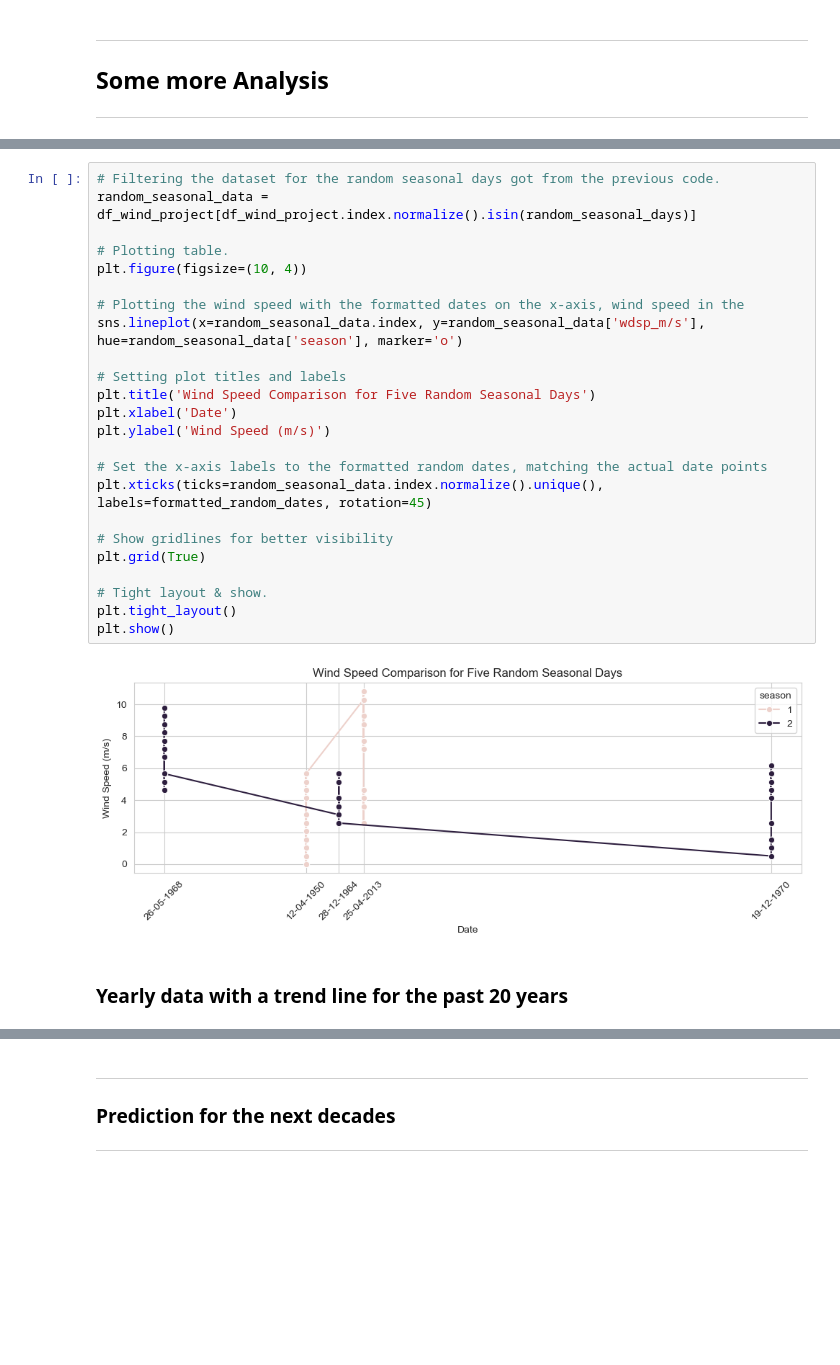
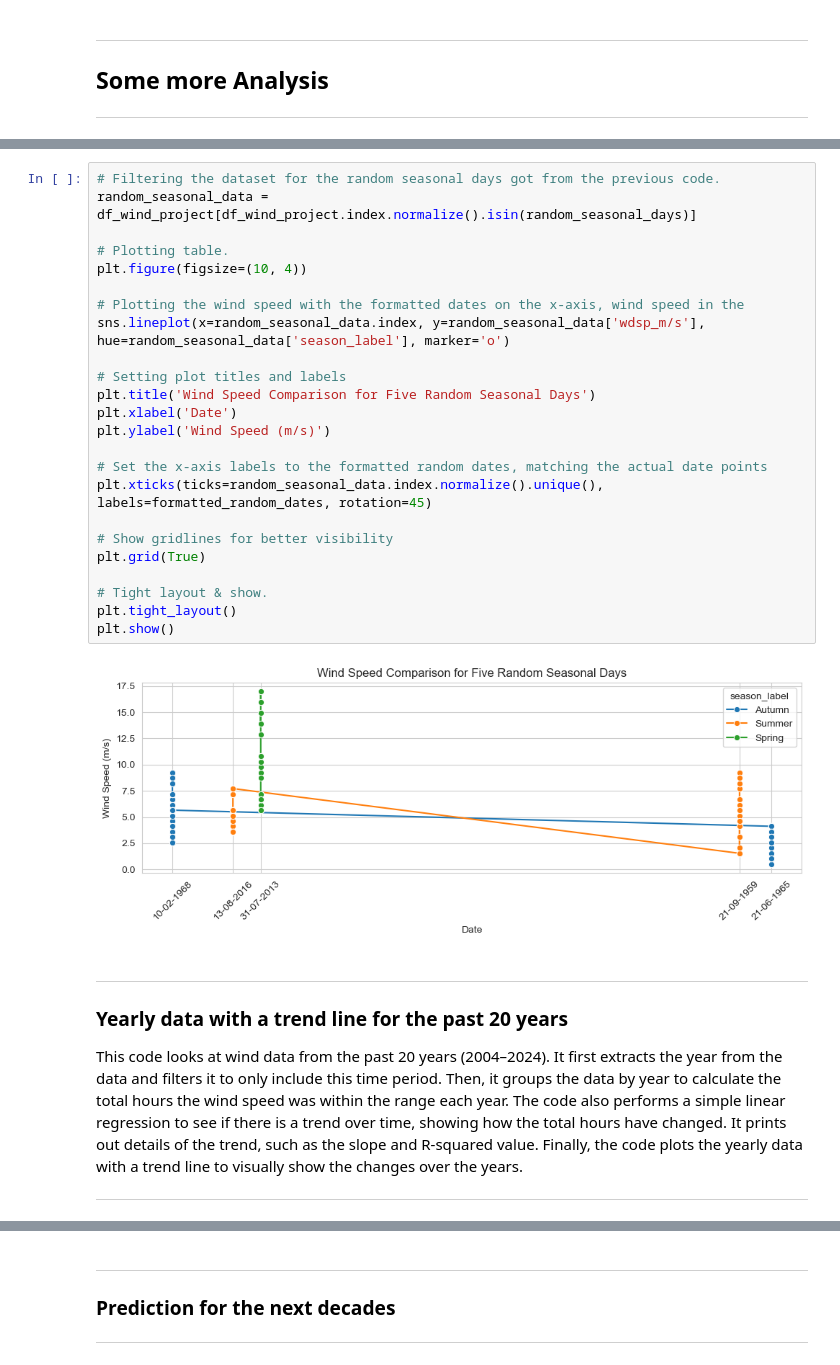
Before and after one commit to ermelinda-q/PFDA, a Jupyter notebook: project/project.ipynb, the cells around one changed output, grey strips where cells are left out. Cells and saved outputs as stored; diff of their text form; blank space fills up the shorter version.

Commit message:
results of trend line data for the past 20 years

```diff
--- a/project/project.ipynb
+++ b/project/project.ipynb
@@ -613,31 +615,36 @@ formatted_random_dates      # display the dates formatted.
 # %%
 # Filtering the dataset for the random seasonal days got from the previous code.
 random_seasonal_data = df_wind_project[df_wind_project.index.normalize().isin(random_seasonal_days)]
 
 # Plotting table.
 plt.figure(figsize=(10, 4))
 
 # Plotting the wind speed with the formatted dates on the x-axis, wind speed in the
-sns.lineplot(x=random_seasonal_data.index, y=random_seasonal_data['wdsp_m/s'], hue=random_seasonal_data['season'], marker='o')
+sns.lineplot(x=random_seasonal_data.index, y=random_seasonal_data['wdsp_m/s'], hue=random_seasonal_data['season_label'], marker='o')
 
 # Setting plot titles and labels
 plt.title('Wind Speed Comparison for Five Random Seasonal Days')
 plt.xlabel('Date')
 plt.ylabel('Wind Speed (m/s)')
 
 # Set the x-axis labels to the formatted random dates, matching the actual date points
 plt.xticks(ticks=random_seasonal_data.index.normalize().unique(), labels=formatted_random_dates, rotation=45)
 
 # Show gridlines for better visibility
 plt.grid(True)
 
 # Tight layout & show.
 plt.tight_layout()
 plt.show()
 # %% [output]
-[figure, old version]
+[figure, new version]
-# %% [markdown]
-### Yearly data with a trend line for the past 20 years
+# %% [markdown]
+***
+### Yearly data with a trend line for the past 20 years
+
+This code looks at wind data from the past 20 years (2004–2024). It first extracts the year from the data and filters it to only include this time period. Then, it groups the data by year to calculate the total hours the wind speed was within the range each year. The code also performs a simple linear regression to see if there is a trend over time, showing how the total hours have changed. It prints out details of the trend, such as the slope and R-squared value. Finally, the code plots the yearly data with a trend line to visually show the changes over the years.
+
+***
 # %%
 # Extracting year for grouping
 df_wind_project['year'] = df_wind_project.index.year
```
Also changed, not shown: parts of 6 cells of this notebook.
